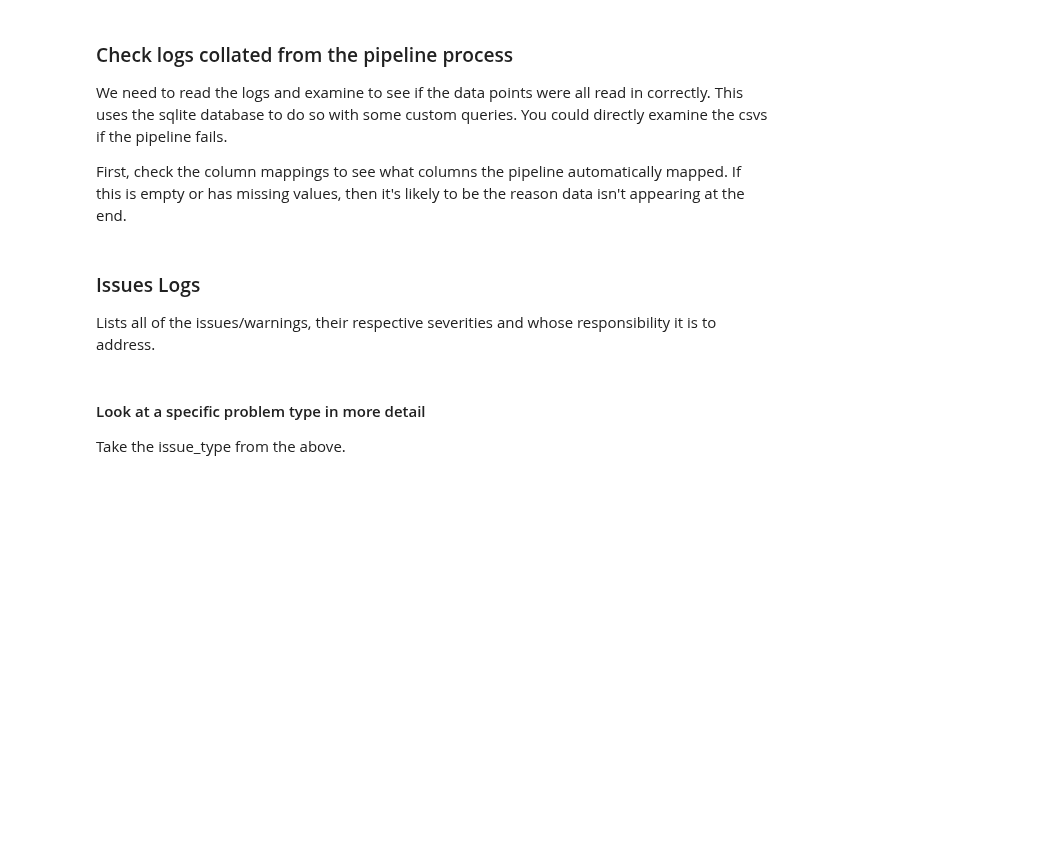
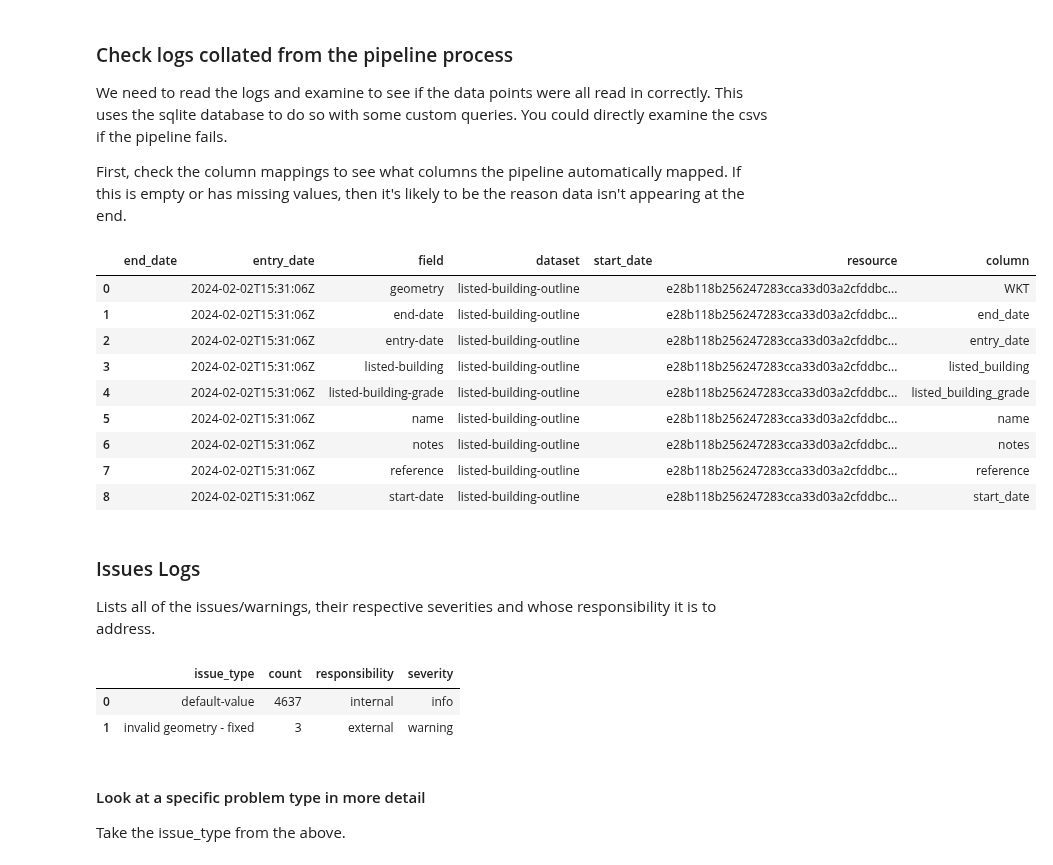
Before and after one commit to digital-land/jupyter-analysis, a Jupyter notebook: endpoint_checker/endpoint_checker.ipynb, the cells around one changed output. Cells and saved outputs as stored; diff of their text form; code cells hidden in the pictures; blank space fills up the shorter version.

```diff
--- a/endpoint_checker/endpoint_checker.ipynb
+++ b/endpoint_checker/endpoint_checker.ipynb
@@ -29,7 +29,7 @@ from download_data import download_dataset
 # collection_name = 'brownfield-land-collection'
 # collection_name = 'conservation-area-collection'
 # collection_name = 'flood-risk-zone-collection'
-# collection_name = 'listed-building-collection'
+collection_name = 'listed-building-collection'
 # collection_name = 'tree-preservation-order-collection'
 
 # dataset = 'article-4-direction'
@@ -38,7 +38,7 @@ from download_data import download_dataset
 # dataset = 'conservation-area'
 # dataset = 'conservation-area-document'
 # dataset = 'flood-risk-zone'
-# dataset = 'listed-building-outline'
+dataset = 'listed-building-outline'
 # dataset = 'tree'
 # dataset = 'tree-preservation-order'
 # dataset = 'tree-preservation-zone'
@@ -56,13 +56,13 @@ from download_data import download_dataset
 
 # EXAMPLE / TEST DATA HERE
 
-collection_name = 'article-4-direction-collection'
-dataset = 'article-4-direction-area'
-organisation = 'local-authority-eng:EPS'
-endpoint_url = 'https://maps.epsom-ewell.gov.uk/getOWS.ashx?MapSource=EEBC/planx&service=WFS&version=1.1.0&request=GetFeature&Typename=article4areas'
-documentation_url = "https://ckan.publishing.service.gov.uk/dataset/article-4-directions_for_planx"
-start_date="2023-10-21"
-plugin = 'wfs'
+# collection_name = 'brownfield-land-collection'
+# dataset = 'brownfield-land'
+organisation = 'local-authority-eng:SAL'
+endpoint_url = 'https://www.stalbans.gov.uk/sites/default/files/documents/publications/planning-building-control/Agile/Listed_Buildings_Dataset.json'
+documentation_url = "https://opendata.camden.gov.uk/Environment/Brownfield-Land-Register/izhm-jdrx/about_data"
+start_date="2024-01-31"
+plugin = ''
 reference_column = ""
 
 additional_column_mappings=None
@@ -122,8 +169,21 @@ First, check the column mappings to see what columns the pipeline automatically
 # %%
 dataset_db = DatasetSqlite(os.path.join(data_dir,'dataset',f'{dataset}.sqlite3'))
 results = dataset_db.get_column_mappings()
-
+df = pd.read_csv('https://raw.githubusercontent.com/digital-land/specification/main/specification/dataset-field.csv')
+expected_columns = df.groupby('dataset')['field'].apply(list).to_dict()
+missing_columns(results, dataset, expected_columns)
 results
+# %% [output]
+|  | end_date | entry_date | field | dataset | start_date | resource | column |
+| 0 |  | 2024-02-02T15:31:06Z | geometry | listed-building-outline |  | e28b118b256247283cca33d03a2cfddbc... | WKT |
+| 1 |  | 2024-02-02T15:31:06Z | end-date | listed-building-outline |  | e28b118b256247283cca33d03a2cfddbc... | end_date |
+| 2 |  | 2024-02-02T15:31:06Z | entry-date | listed-building-outline |  | e28b118b256247283cca33d03a2cfddbc... | entry_date |
+| 3 |  | 2024-02-02T15:31:06Z | listed-building | listed-building-outline |  | e28b118b256247283cca33d03a2cfddbc... | listed_building |
+| 4 |  | 2024-02-02T15:31:06Z | listed-building-grade | listed-building-outline |  | e28b118b256247283cca33d03a2cfddbc... | listed_building_grade |
+| 5 |  | 2024-02-02T15:31:06Z | name | listed-building-outline |  | e28b118b256247283cca33d03a2cfddbc... | name |
+| 6 |  | 2024-02-02T15:31:06Z | notes | listed-building-outline |  | e28b118b256247283cca33d03a2cfddbc... | notes |
+| 7 |  | 2024-02-02T15:31:06Z | reference | listed-building-outline |  | e28b118b256247283cca33d03a2cfddbc... | reference |
+| 8 |  | 2024-02-02T15:31:06Z | start-date | listed-building-outline |  | e28b118b256247283cca33d03a2cfddbc... | start_date |
 # %% [markdown]
 ### Issues Logs
 
@@ -149,6 +209,10 @@ def get_issue_types_with_responsibility_and_severity():
 issue_reference = get_issue_types_with_responsibility_and_severity()
 matched_dataset_issues = dataset_issues.merge(issue_reference, on='issue_type', how='left')
 matched_dataset_issues
+# %% [output]
+|  | issue_type | count | responsibility | severity |
+| 0 | default-value | 4637 | internal | info |
+| 1 | invalid geometry - fixed | 3 | external | warning |
 # %% [markdown]
 #### Look at a specific problem type in more detail
 
```
Also changed, not shown: parts of 13 cells of this notebook, 1 other file.
